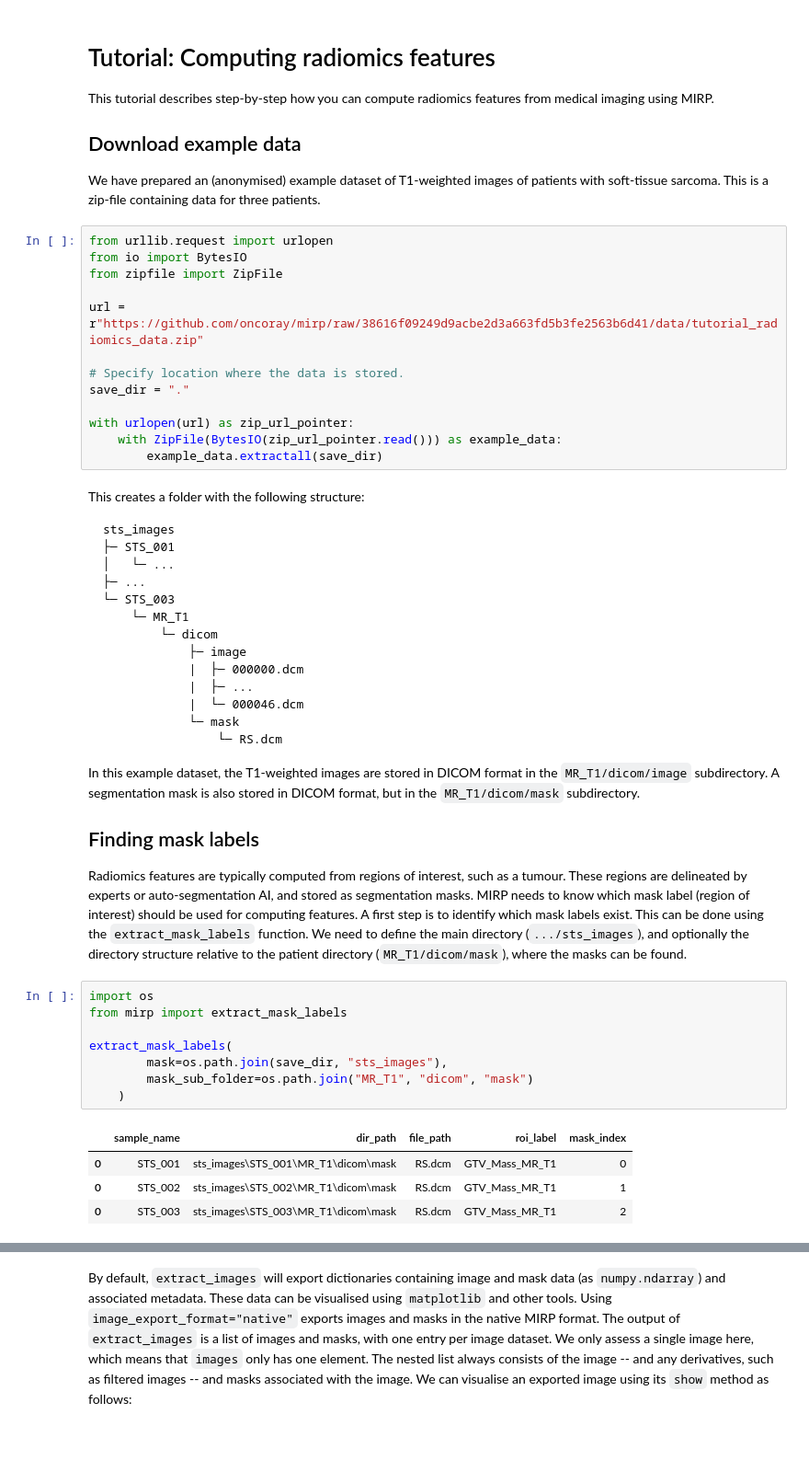
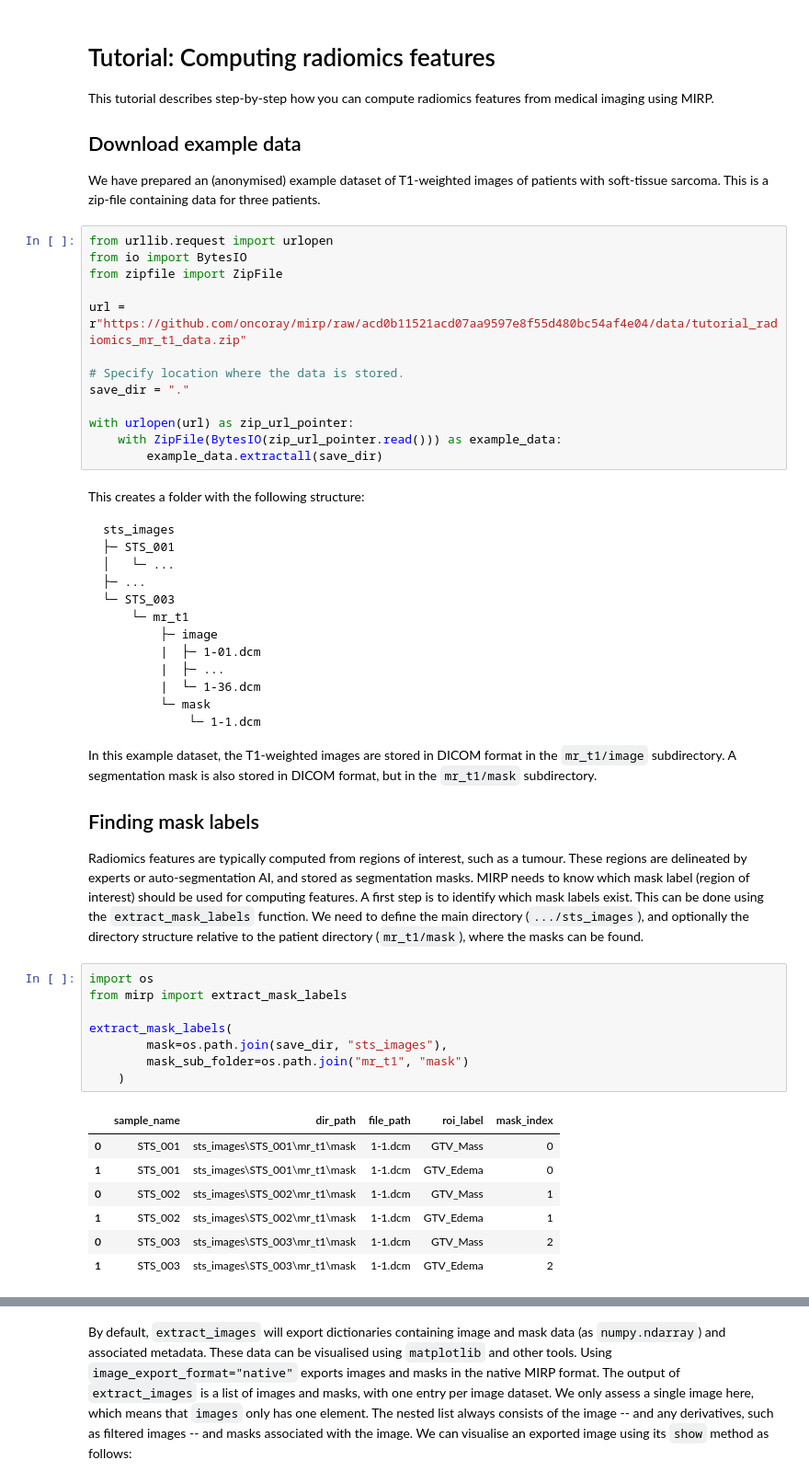
Before and after one commit to oncoray/mirp, a Jupyter notebook: docs_source/source/tutorial_1.ipynb, the cells around one changed output, grey strips where cells are left out. Shown: that part at 92% size. Saved outputs shown, nothing was run; the diff lists cells and outputs as text; blank space fills up the shorter version.

```diff
--- a/docs_source/source/tutorial_1.ipynb
+++ b/docs_source/source/tutorial_1.ipynb
@@ -18,7 +18,7 @@ from urllib.request import urlopen
 from io import BytesIO
 from zipfile import ZipFile
 
-url = r"https://github.com/oncoray/mirp/raw/38616f09249d9acbe2d3a663fd5b3fe2563b6d41/data/tutorial_radiomics_data.zip"
+url = r"https://github.com/oncoray/mirp/raw/acd0b11521acd07aa9597e8f55d480bc54af4e04/data/tutorial_radiomics_mr_t1_data.zip"
 
 # Specify location where the data is stored.
 save_dir = "."
@@ -34,31 +34,33 @@ This creates a folder with the following structure:
     │   └─ ...
     ├─ ...
     └─ STS_003
-        └─ MR_T1
-            └─ dicom
-                ├─ image
-                |  ├─ 000000.dcm
-                |  ├─ ...
-                |  └─ 000046.dcm
-                └─ mask
-                    └─ RS.dcm
+        └─ mr_t1
+            ├─ image
+            |  ├─ 1-01.dcm
+            |  ├─ ...
+            |  └─ 1-36.dcm
+            └─ mask
+                └─ 1-1.dcm
 
-In this example dataset, the T1-weighted images are stored in DICOM format in the `MR_T1/dicom/image` subdirectory. A segmentation mask is also stored in DICOM format, but in the `MR_T1/dicom/mask` subdirectory.
+In this example dataset, the T1-weighted images are stored in DICOM format in the `mr_t1/image` subdirectory. A segmentation mask is also stored in DICOM format, but in the `mr_t1/mask` subdirectory.
 
 ## Finding mask labels
 
-Radiomics features are typically computed from regions of interest, such as a tumour. These regions are delineated by experts or auto-segmentation AI, and stored as segmentation masks. MIRP needs to know which mask label (region of interest) should be used for computing features. A first step is to identify which mask labels exist. This can be done using the `extract_mask_labels` function. We need to define the main directory (`.../sts_images`), and optionally the directory structure relative to the patient directory (`MR_T1/dicom/mask`), where the masks can be found.
+Radiomics features are typically computed from regions of interest, such as a tumour. These regions are delineated by experts or auto-segmentation AI, and stored as segmentation masks. MIRP needs to know which mask label (region of interest) should be used for computing features. A first step is to identify which mask labels exist. This can be done using the `extract_mask_labels` function. We need to define the main directory (`.../sts_images`), and optionally the directory structure relative to the patient directory (`mr_t1/mask`), where the masks can be found.
 # %%
 import os
 from mirp import extract_mask_labels
 
 extract_mask_labels(
         mask=os.path.join(save_dir, "sts_images"),
-        mask_sub_folder=os.path.join("MR_T1", "dicom", "mask")
+        mask_sub_folder=os.path.join("mr_t1", "mask")
     )
 # %% [output]
 |  | sample_name | dir_path | file_path | roi_label | mask_index |
-| 0 | STS_001 | sts_images\STS_001\MR_T1\dicom\mask | RS.dcm | GTV_Mass_MR_T1 | 0 |
-| 0 | STS_002 | sts_images\STS_002\MR_T1\dicom\mask | RS.dcm | GTV_Mass_MR_T1 | 1 |
-| 0 | STS_003 | sts_images\STS_003\MR_T1\dicom\mask | RS.dcm | GTV_Mass_MR_T1 | 2 |
+| 0 | STS_001 | sts_images\STS_001\mr_t1\mask | 1-1.dcm | GTV_Mass | 0 |
+| 1 | STS_001 | sts_images\STS_001\mr_t1\mask | 1-1.dcm | GTV_Edema | 0 |
+| 0 | STS_002 | sts_images\STS_002\mr_t1\mask | 1-1.dcm | GTV_Mass | 1 |
+| 1 | STS_002 | sts_images\STS_002\mr_t1\mask | 1-1.dcm | GTV_Edema | 1 |
+| 0 | STS_003 | sts_images\STS_003\mr_t1\mask | 1-1.dcm | GTV_Mass | 2 |
+| 1 | STS_003 | sts_images\STS_003\mr_t1\mask | 1-1.dcm | GTV_Edema | 2 |
 # %% [markdown]
```
Also changed, not shown: parts of 7 cells of this notebook, 2 other files.
